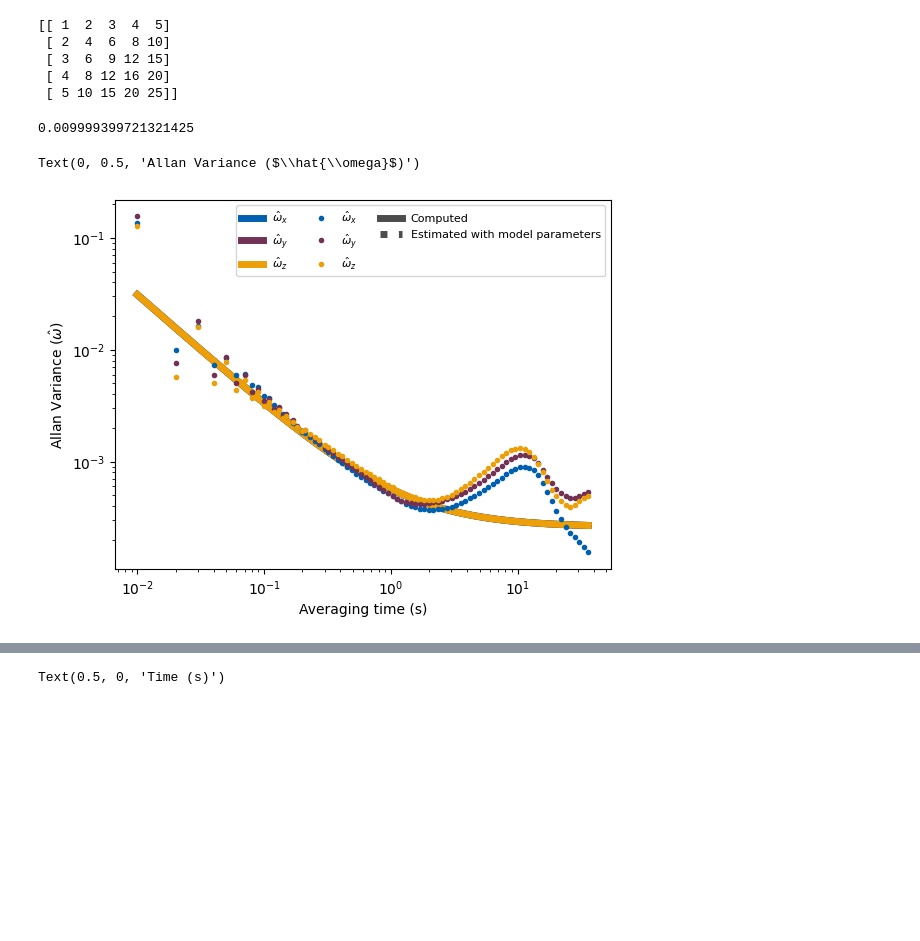
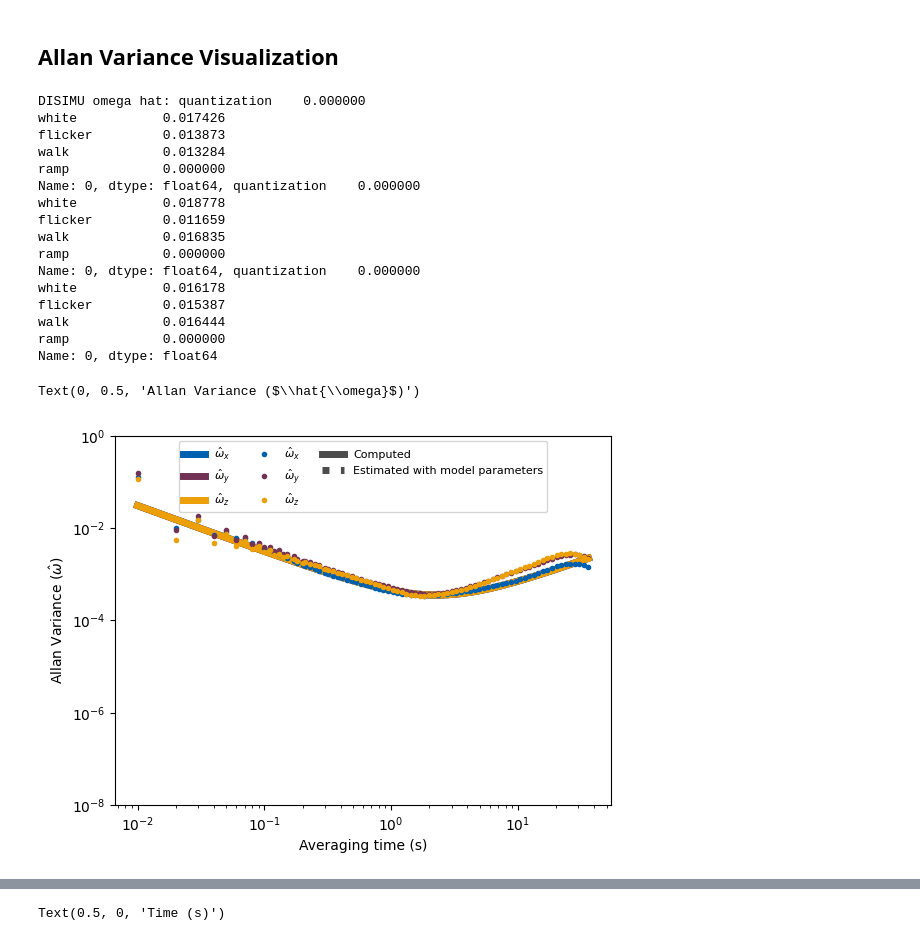
Before and after one commit to schoi355/multi_imu_fusion, a Jupyter notebook: code/UKF_multi_imu.ipynb, the cells around one changed output, grey strips where cells are left out. Saved outputs shown, nothing was run; the diff lists cells and outputs as text; code cells hidden in the pictures; blank space fills up the shorter version.

Commit message:
[ADD] update allan variance plotting

```diff
--- a/code/UKF_multi_imu.ipynb
+++ b/code/UKF_multi_imu.ipynb
@@ -193,46 +193,51 @@ for i in trange(len(time)):
     meas_hist[i] = meas
     state_est, Cov_est = UKF_disi(state, Cov_est, R, Q, meas, dt, pos_r, Rb_si, num_imus)
     state_est_hist[i] = state_est
-# %%
-A = np.array([1, 2, 3, 4, 5])
-B = np.array([1, 2, 3, 4, 5])
-A = A[:, np.newaxis]  # Reshape A to a column vector (27x1)
-B = B[np.newaxis, :]  # Reshape B to a row vector (1x18)
-C = A @ B
-print(C)
-# %% [output]
-[[ 1  2  3  4  5]
- [ 2  4  6  8 10]
- [ 3  6  9 12 15]
- [ 4  8 12 16 20]
- [ 5 10 15 20 25]]
-# %%
-aa = 0.01 * np.random.randn(10000)
-np.std(aa)
-# %% [output]
-0.009999399721321425
+# %% [markdown]
+## Allan Variance Visualization
 # %%
+# DISIMU, omega hat
 tau_wx, avar_wx = allan_variance.compute_avar(state_est_hist[:,0], dt)
 tau_wy, avar_wy = allan_variance.compute_avar(state_est_hist[:,1], dt)
 tau_wz, avar_wz = allan_variance.compute_avar(state_est_hist[:,2], dt)
 params_wx, avar_pred_wx = allan_variance.estimate_parameters(tau_wx, avar_wx)
 params_wy, avar_pred_wy = allan_variance.estimate_parameters(tau_wy, avar_wy)
 params_wz, avar_pred_wz = allan_variance.estimate_parameters(tau_wz, avar_wz)
+print(f"DISIMU omega hat: {params_wx}, {params_wy}, {params_wz}")
 
 # Computed
+fig, ax = plt.subplots()
 plt.loglog(tau_wx, avar_pred_wx, label="$\hat{\omega}_x$", linewidth=5, color = "#0060B0")
 plt.loglog(tau_wy, avar_pred_wx, label="$\hat{\omega}_y$", linewidth=5, color = "#723255")
 plt.loglog(tau_wz, avar_pred_wx, label="$\hat{\omega}_z$", linewidth=5, color = "#EC9F06")
+# Estimated
 plt.loglog(tau_wx, avar_wx, '.', label="$\hat{\omega}_x$", linewidth=5, color = "#0060B0")
 plt.loglog(tau_wy, avar_wy, '.', label="$\hat{\omega}_y$", linewidth=5, color = "#723255")
 plt.loglog(tau_wz, avar_wz, '.', label="$\hat{\omega}_z$", linewidth=5, color = "#EC9F06")
+ax.set_ylim([0.00000001, 1])
 
 line1, = plt.plot([], [], color='k', linestyle="-", alpha=0.7, linewidth=5, label='Computed')
 line2, = plt.plot([], [], color='k', linestyle="dotted", alpha=0.7, linewidth=5, label='Estimated with model parameters')
 
-plt.legend(ncol=3, fancybox=True, frameon=True, fontsize=8, loc='upper right')
+plt.legend(ncol=3, fancybox=True, frameon=True, fontsize=8, loc='upper center')
 plt.xlabel("Averaging time (s)")
 plt.ylabel("Allan Variance ($\hat{\omega}$)")
 # %% [output]
-Text(0, 0.5, 'Allan Variance ($\\hat{\\omega}$)')
+DISIMU omega hat: quantization    0.000000
+white           0.017426
+flicker         0.013873
+walk            0.013284
+ramp            0.000000
+Name: 0, dtype: float64, quantization    0.000000
+white           0.018778
+flicker         0.011659
+walk            0.016835
+ramp            0.000000
+Name: 0, dtype: float64, quantization    0.000000
+white           0.016178
+flicker         0.015387
+walk            0.016444
+ramp            0.000000
+Name: 0, dtype: float64
+Text(0, 0.5, 'Allan Variance ($\\hat{\\omega}$)')
-[figure, old version]
+[figure, new version]
```
Also changed, not shown: parts of 13 cells of this notebook, 2 other files.
